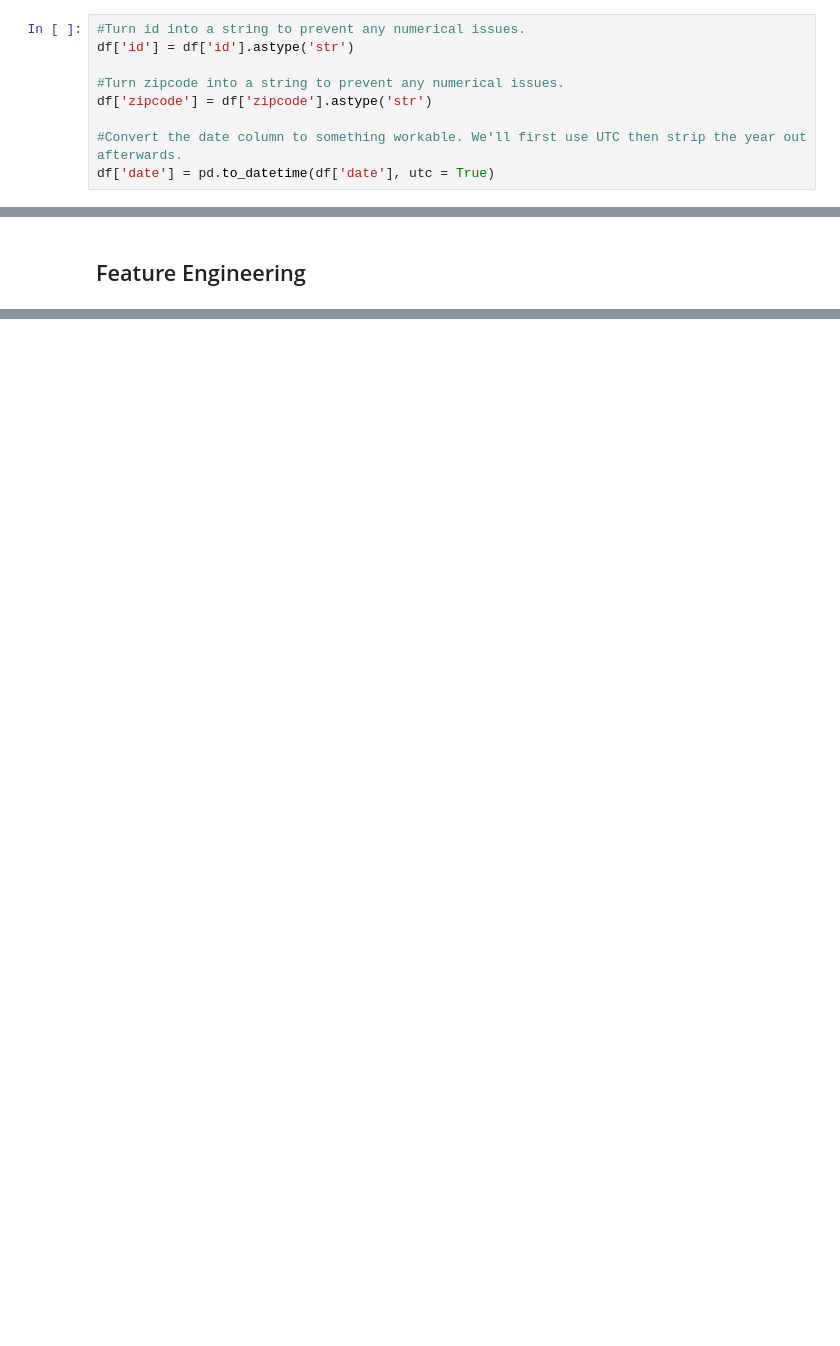
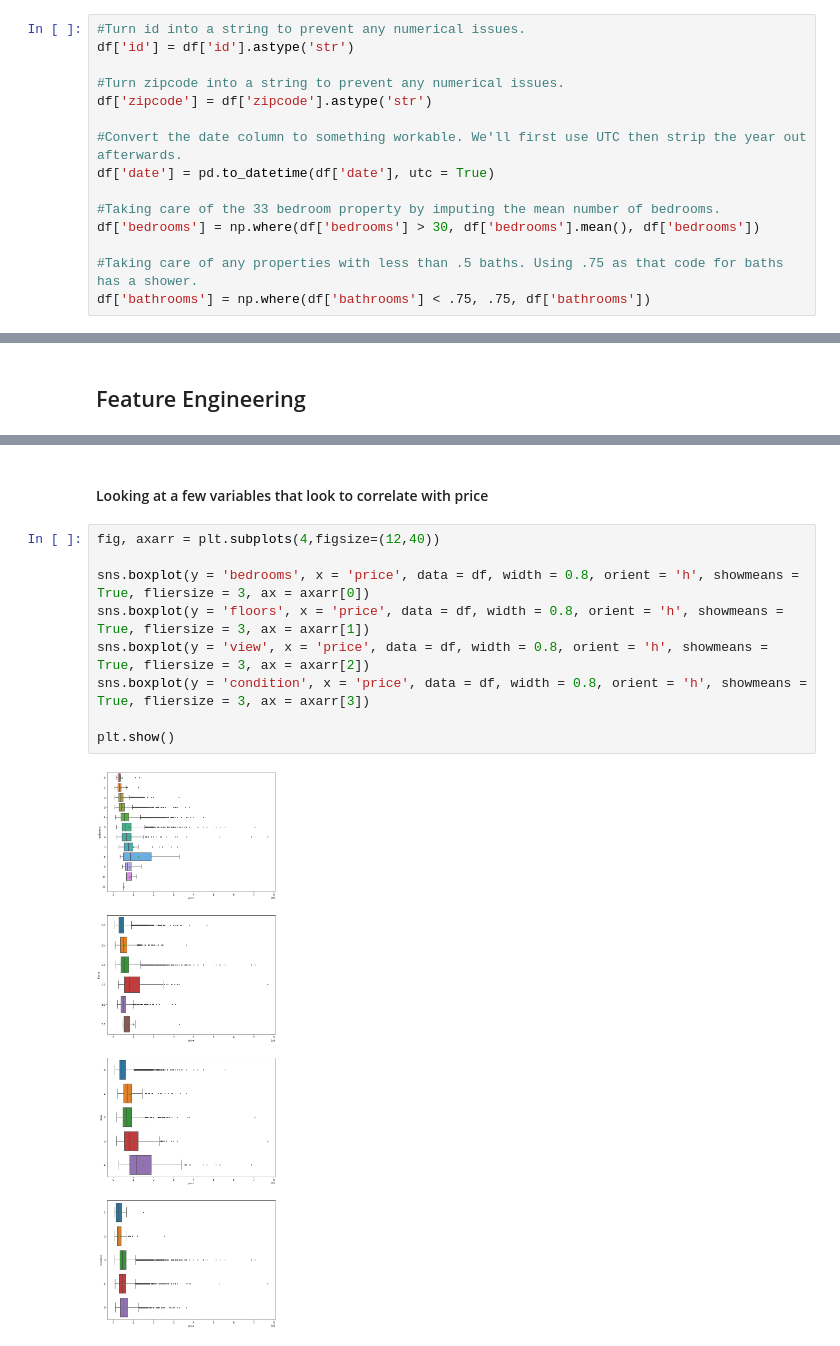
Before and after one commit to Mynusjanai/flatiron-p2-housing, a Jupyter notebook: trials/Phase 2 Project Workbook.ipynb, the cells around one changed output, grey strips where cells are left out. Drawn from its saved outputs; the diff is of its cells as text; blank space fills up the shorter version.

```diff
--- a/trials/Phase 2 Project Workbook.ipynb
+++ b/trials/Phase 2 Project Workbook.ipynb
@@ -196,3 +266,9 @@ df['zipcode'] = df['zipcode'].astype('str')
 
 #Convert the date column to something workable. We'll first use UTC then strip the year out afterwards.
 df['date'] = pd.to_datetime(df['date'], utc = True)
+
+#Taking care of the 33 bedroom property by imputing the mean number of bedrooms.
+df['bedrooms'] = np.where(df['bedrooms'] > 30, df['bedrooms'].mean(), df['bedrooms'])
+
+#Taking care of any properties with less than .5 baths. Using .75 as that code for baths has a shower.
+df['bathrooms'] = np.where(df['bathrooms'] < .75, .75, df['bathrooms'])
@@ -240,0 +431,13 @@ df.head()
+# %% [markdown]
+#### Looking at a few variables that look to correlate with price
+# %%
+fig, axarr = plt.subplots(4,figsize=(12,40))
+
+sns.boxplot(y = 'bedrooms', x = 'price', data = df, width = 0.8, orient = 'h', showmeans = True, fliersize = 3, ax = axarr[0])
+sns.boxplot(y = 'floors', x = 'price', data = df, width = 0.8, orient = 'h', showmeans = True, fliersize = 3, ax = axarr[1])
+sns.boxplot(y = 'view', x = 'price', data = df, width = 0.8, orient = 'h', showmeans = True, fliersize = 3, ax = axarr[2])
+sns.boxplot(y = 'condition', x = 'price', data = df, width = 0.8, orient = 'h', showmeans = True, fliersize = 3, ax = axarr[3])
+
+plt.show()
+# %% [output]
+[figure, added]
```
Also changed, not shown: parts of 171 cells of this notebook, 12 other files.
